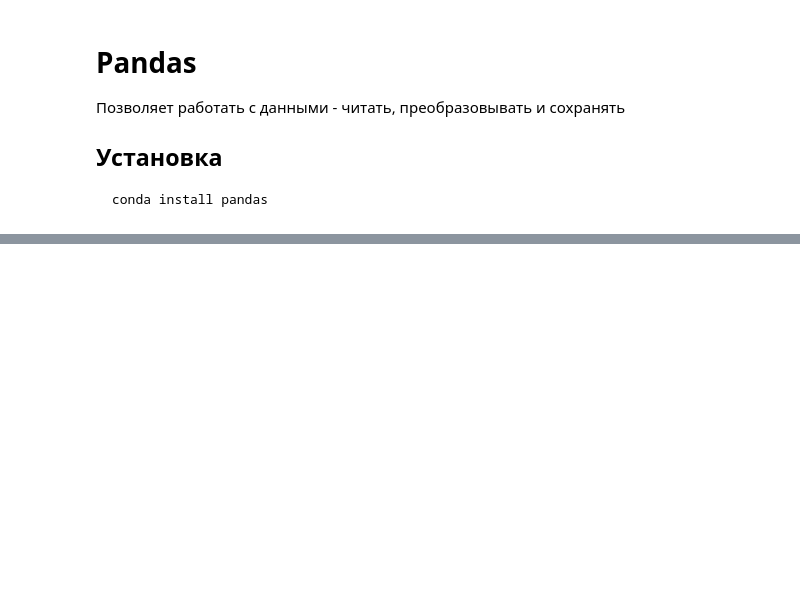
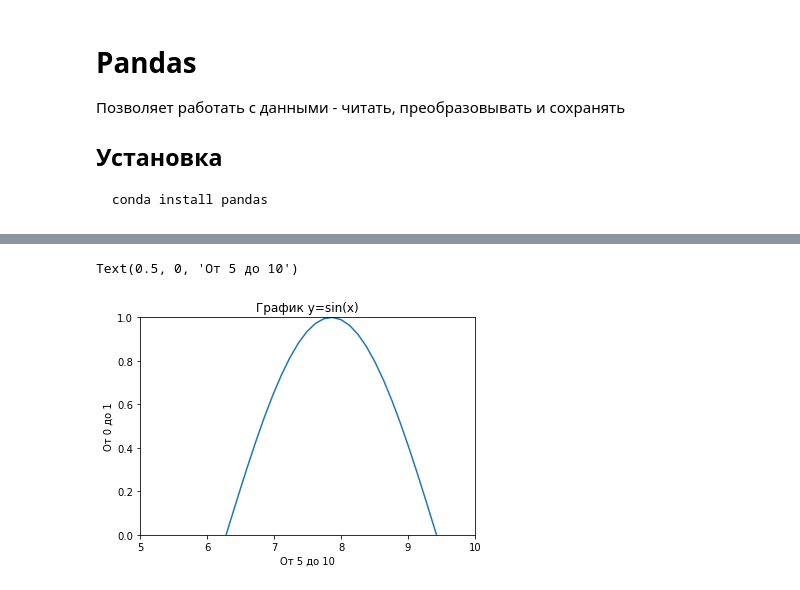
Before and after one commit to svkov/ml-course-brunoyam, a Jupyter notebook: 02-pandas-numpy-mpl.ipynb, the cells around one changed output, grey strips where cells are left out. Saved outputs shown, nothing was run; the diff lists cells and outputs as text; code cells hidden in the pictures; blank space fills up the shorter version.

```diff
--- a/02-pandas-numpy-mpl.ipynb
+++ b/02-pandas-numpy-mpl.ipynb
@@ -313,0 +567,10 @@ ModuleNotFoundError: No module named 'pandas'
+# %%
+plt.plot(x, y)
+plt.xlim(5, 10)
+plt.ylim(0, 1)
+plt.title("График y=sin(x)")
+plt.ylabel("От 0 до 1")
+plt.xlabel("От 5 до 10")
+# %% [output]
+Text(0.5, 0, 'От 5 до 10')
+[figure, added]
```
Also changed, not shown: parts of 50 cells of this notebook, 1 other file.
